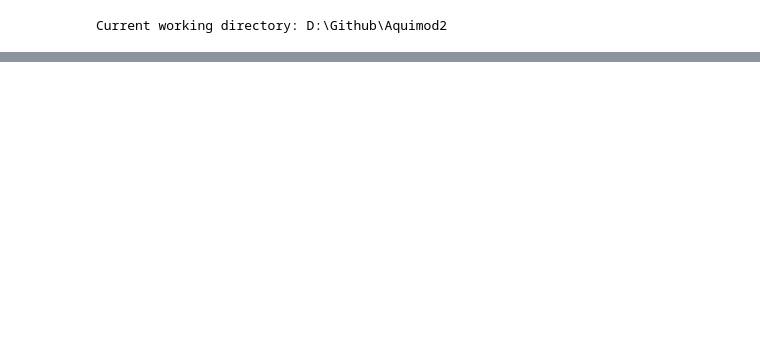
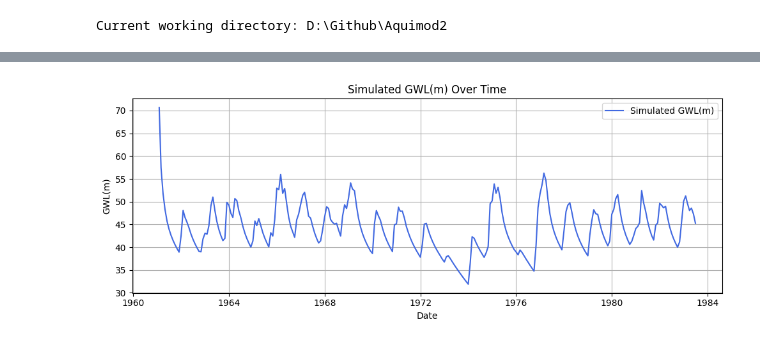
Before and after one commit to engmanmano/Aquimod2, a Jupyter notebook: notebooks/aquimod2_pipeline.ipynb, the cells around one changed output, grey strips where cells are left out. Drawn from its saved outputs; the diff is of its cells as text; code cells hidden in the pictures; blank space fills up the shorter version.

```diff
--- a/notebooks/aquimod2_pipeline.ipynb
+++ b/notebooks/aquimod2_pipeline.ipynb
@@ -33,0 +86,8 @@ STDERR:
+# %%
+# Load from Q3K3S1_TimeSeries1.out
+df = load_component_gwl_output(scenario_path, component_file="Q3K3S1_TimeSeries1.out")
+
+# Plot GWL
+plot_gwl_results(df, column="GWL(m)")
+# %% [output]
+[figure, added]
```
Also changed, not shown: parts of 7 cells of this notebook, 2 other files.
